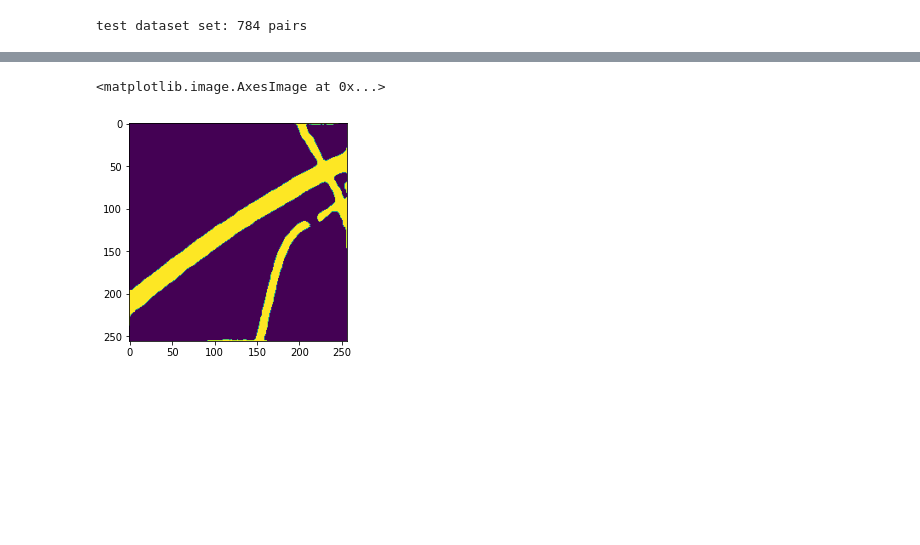
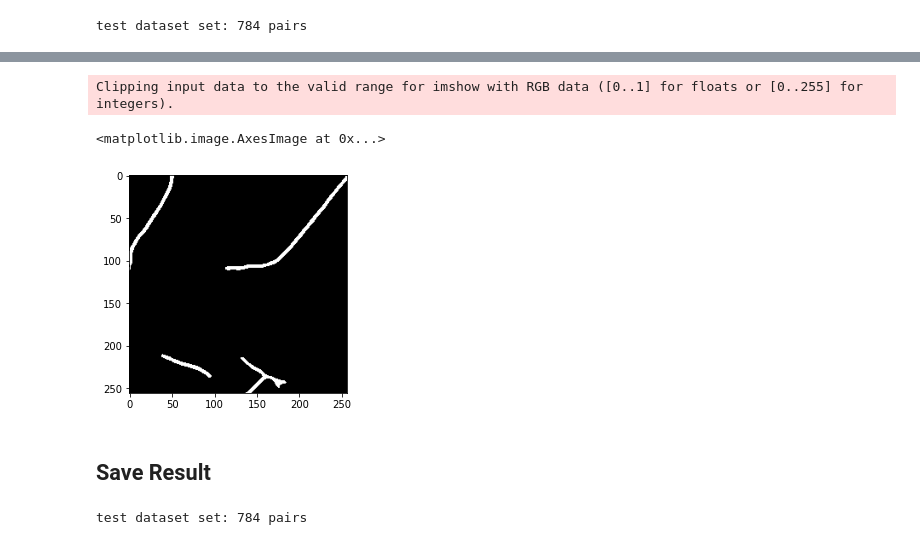
Before and after one commit to Ryanna-github/road-extraction, a Jupyter notebook: 2021-03-10_improve_results.ipynb, the cells around one changed output, grey strips where cells are left out. Drawn from its saved outputs; the diff is of its cells as text; code cells hidden in the pictures; blank space fills up the shorter version.

```diff
--- a/2021-03-10_improve_results.ipynb
+++ b/2021-03-10_improve_results.ipynb
@@ -72,6 +51,9 @@ len(cv_contours)
-# %%
-cv2.fillPoly(img, cv_contours, (0, 0, 0))
-plt.imshow(img)
-# %% [output]
-<matplotlib.image.AxesImage at 0x...>
-[figure, removed]
+# %%
+img = utils.get_improved_result(tmp, threshold = 200)
+plt.imshow(img)
+# %% [output]
+Clipping input data to the valid range for imshow with RGB data ([0..1] for floats or [0..255] for integers).
+<matplotlib.image.AxesImage at 0x...>
+[figure, added]
+# %% [markdown]
+## Save Result
@@ -77,0 +67,6 @@ plt.imshow(img)
+# %%
+INPUT_SIZE, OUTPUT_SIZE = 256, 256
+test_dataset = data_loader.RoadDataset(road_path, INPUT_SIZE, OUTPUT_SIZE, data_class = 'test')
+test_dataset.label_list = [improved_path + file_name for file_name in list(os.walk(improved_path))[1][2]]
+# %% [output]
+test dataset set: 784 pairs
```
Also changed, not shown: parts of 14 cells of this notebook, 6 other files.
